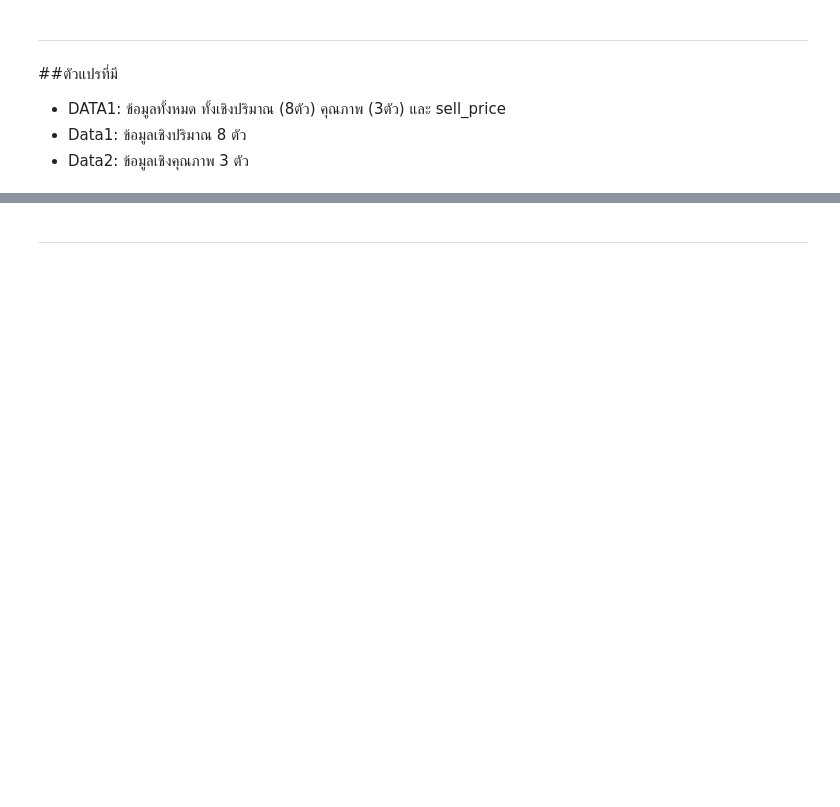
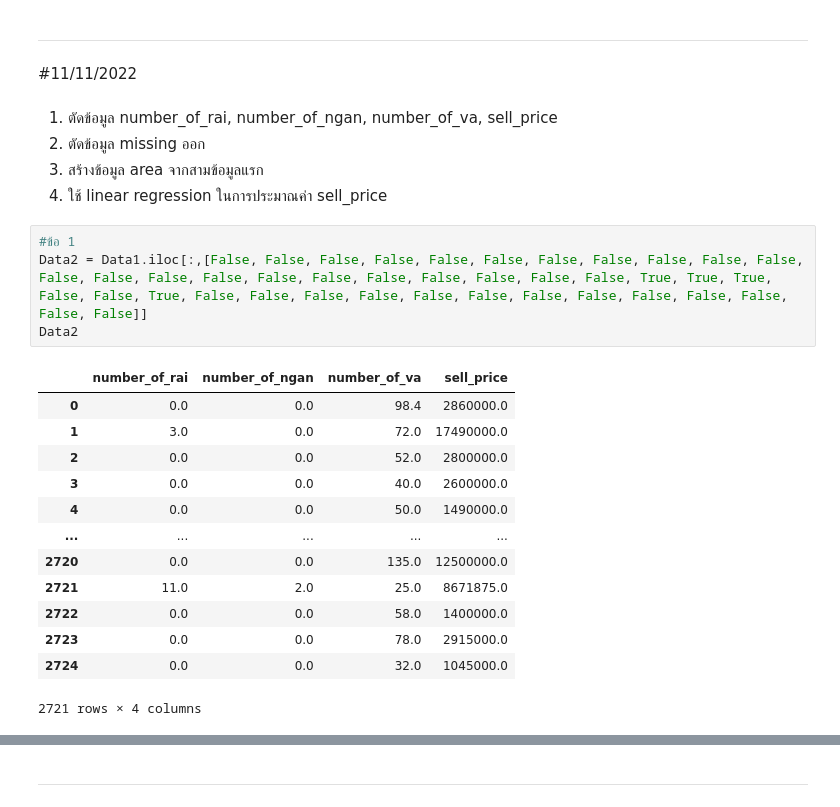
Before and after one commit to NahataiTep/DPDM65, a Jupyter notebook: Final.ipynb, the cells around one changed output, grey strips where cells are left out. Saved outputs shown, nothing was run; the diff lists cells and outputs as text; blank space fills up the shorter version.

```diff
--- a/Final.ipynb
+++ b/Final.ipynb
@@ -350,7 +168,27 @@ DATA1.describe()
 # %% [markdown]
 ***
-# %% [markdown]
-##ตัวแปรที่มี
-- DATA1: ข้อมูลทั้งหมด ทั้งเชิงปริมาณ (8ตัว) คุณภาพ (3ตัว) และ sell_price
-- Data1: ข้อมูลเชิงปริมาณ 8 ตัว
-- Data2: ข้อมูลเชิงคุณภาพ 3 ตัว
+# %% [markdown]
+#11/11/2022
+# %% [markdown]
+1. ตัดข้อมูล number_of_rai, number_of_ngan, number_of_va, sell_price
+2. ตัดข้อมูล missing ออก
+3. สร้างข้อมูล area จากสามข้อมูลแรก
+4. ใช้ linear regression ในการประมาณค่า sell_price
+# %%
+#ข้อ 1
+Data2 = Data1.iloc[:,[False, False, False, False, False, False, False, False, False, False, False, False, False, False, False, False, False, False, False, False, False, False, True, True, True, False, False, True, False, False, False, False, False, False, False, False, False, False, False, False, False]]
+Data2
+# %% [output]
+|  | number_of_rai | number_of_ngan | number_of_va | sell_price |
+| 0 | 0.0 | 0.0 | 98.4 | 2860000.0 |
+| 1 | 3.0 | 0.0 | 72.0 | 17490000.0 |
+| 2 | 0.0 | 0.0 | 52.0 | 2800000.0 |
+| 3 | 0.0 | 0.0 | 40.0 | 2600000.0 |
+| 4 | 0.0 | 0.0 | 50.0 | 1490000.0 |
+| ... | ... | ... | ... | ... |
+| 2720 | 0.0 | 0.0 | 135.0 | 12500000.0 |
+| 2721 | 11.0 | 2.0 | 25.0 | 8671875.0 |
+| 2722 | 0.0 | 0.0 | 58.0 | 1400000.0 |
+| 2723 | 0.0 | 0.0 | 78.0 | 2915000.0 |
+| 2724 | 0.0 | 0.0 | 32.0 | 1045000.0 |
+2721 rows × 4 columns
```
Also changed, not shown: parts of 62 cells of this notebook.
